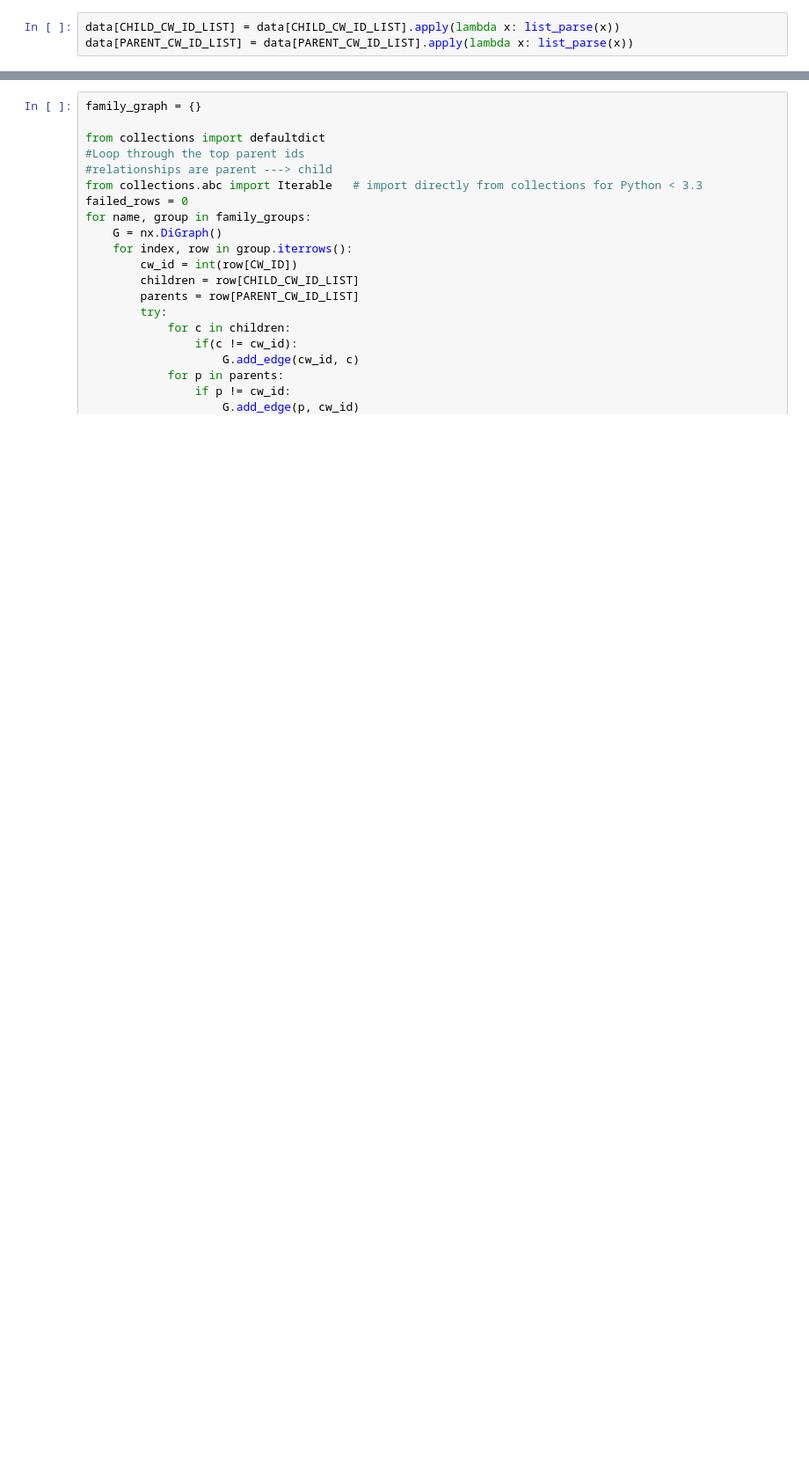
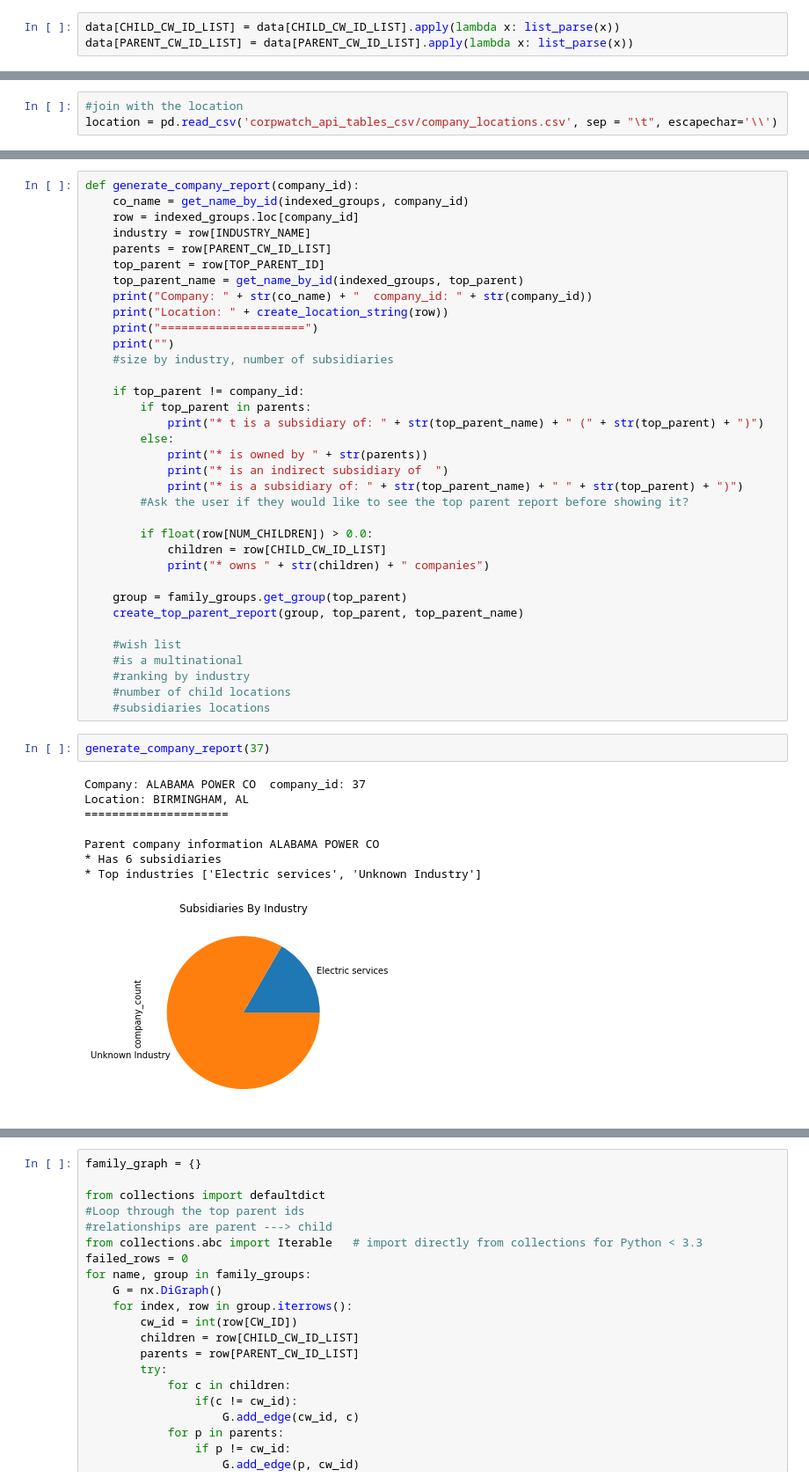
Before and after one commit to prakharchandna/info202project, a Jupyter notebook: company_report.ipynb, the cells around one changed output, grey strips where cells are left out. Shown at 88% size. Drawn from its saved outputs; the diff is of its cells as text; blank space fills up the shorter version.

```diff
--- a/company_report.ipynb
+++ b/company_report.ipynb
@@ -53,0 +64,3 @@ families.shape
+# %%
+#join with the location
+location = pd.read_csv('corpwatch_api_tables_csv/company_locations.csv', sep = "\t", escapechar='\\')
@@ -98,0 +198,46 @@ def create_co_report(group_df, company_id, name_string):
+# %%
+def generate_company_report(company_id):
+    co_name = get_name_by_id(indexed_groups, company_id)
+    row = indexed_groups.loc[company_id]
+    industry = row[INDUSTRY_NAME]
+    parents = row[PARENT_CW_ID_LIST]
+    top_parent = row[TOP_PARENT_ID]
+    top_parent_name = get_name_by_id(indexed_groups, top_parent)
+    print("Company: " + str(co_name) + "  company_id: " + str(company_id))
+    print("Location: " + create_location_string(row))
+    print("=====================")
+    print("")
+    #size by industry, number of subsidiaries
+
+    if top_parent != company_id:
+        if top_parent in parents:
+            print("* t is a subsidiary of: " + str(top_parent_name) + " (" + str(top_parent) + ")")
+        else:
+            print("* is owned by " + str(parents))
+            print("* is an indirect subsidiary of  ")
+            print("* is a subsidiary of: " + str(top_parent_name) + " " + str(top_parent) + ")")
+        #Ask the user if they would like to see the top parent report before showing it?
+
+        if float(row[NUM_CHILDREN]) > 0.0:
+            children = row[CHILD_CW_ID_LIST]
+            print("* owns " + str(children) + " companies")
+
+    group = family_groups.get_group(top_parent)
+    create_top_parent_report(group, top_parent, top_parent_name)
+
+    #wish list
+    #is a multinational
+    #ranking by industry
+    #number of child locations
+    #subsidiaries locations
+# %%
+generate_company_report(37)
+# %% [output]
+Company: ALABAMA POWER CO  company_id: 37
+Location: BIRMINGHAM, AL
+=====================
+
+Parent company information ALABAMA POWER CO
+* Has 6 subsidiaries
+* Top industries ['Electric services', 'Unknown Industry']
+[figure, added]
```
Also changed, not shown: parts of 31 cells of this notebook.
